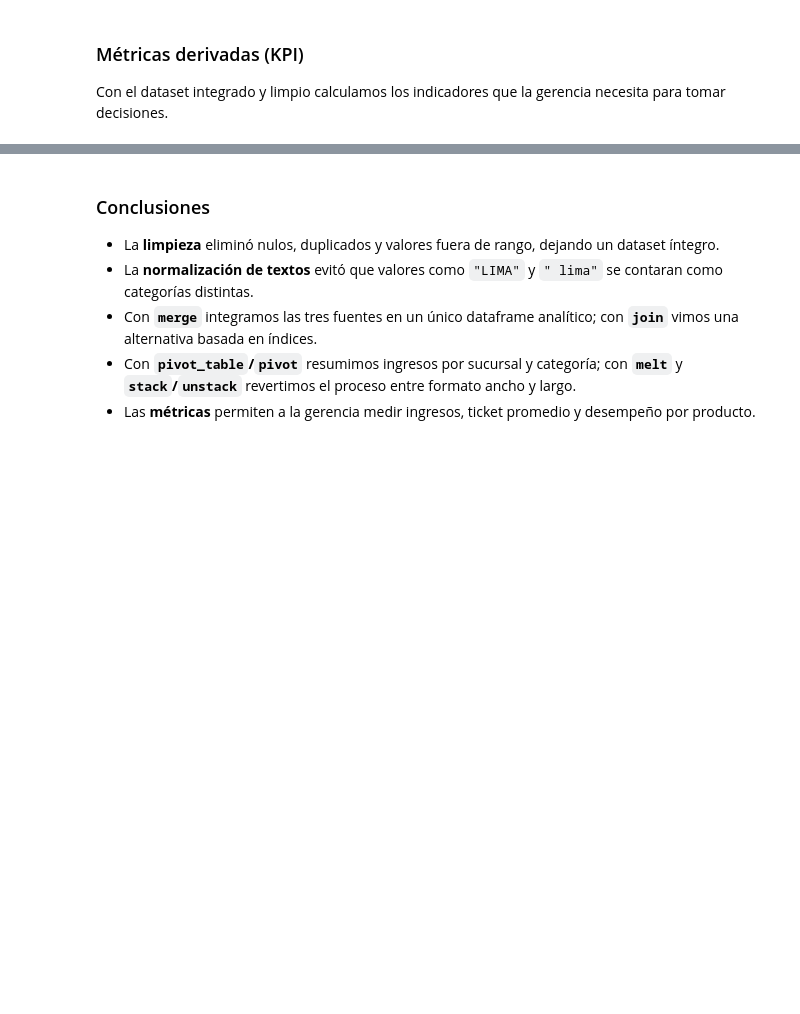
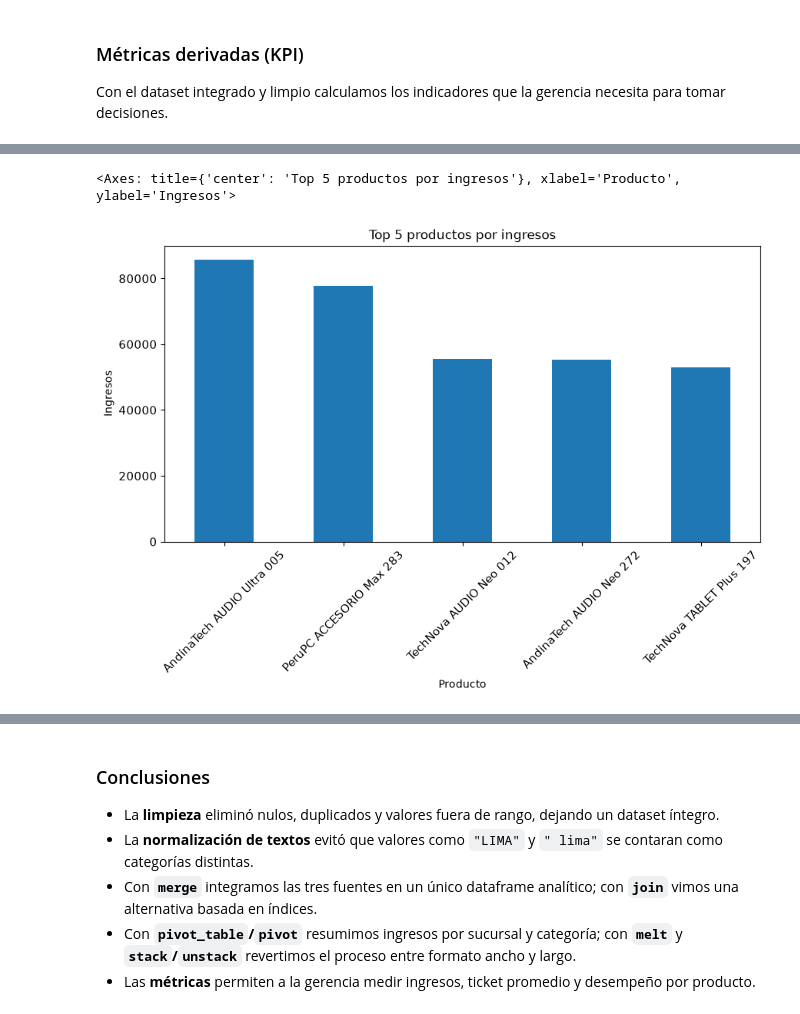
Before and after one commit to marlonleandro/curso-python-analisis, a Jupyter notebook: 13.Transformacion_e_integracion_de_datos.ipynb, the cells around one changed output, grey strips where cells are left out. Cells and saved outputs as stored; diff of their text form; code cells hidden in the pictures; blank space fills up the shorter version.

```diff
--- a/13.Transformacion_e_integracion_de_datos.ipynb
+++ b/13.Transformacion_e_integracion_de_datos.ipynb
@@ -235,10 +431,13 @@ kpis
 # %%
 # 23. Top 5 productos por ingresos
 top_productos = df.groupby("nombre_producto")["importe"].sum().nlargest(5)
 top_productos.plot.bar(
     figsize=(10, 5), title="Top 5 productos por ingresos",
-    ylabel="Ingresos", rot=45, legend=False, fontsize=12
+    xlabel="Producto", ylabel="Ingresos", rot=45, legend=False, fontsize=11
 )
+# %% [output]
+<Axes: title={'center': 'Top 5 productos por ingresos'}, xlabel='Producto', ylabel='Ingresos'>
+[figure, added]
 # %%
 # 24. Exportar el dataset final y la tabla pivoteada
 df.to_csv("./exports/dataset_ventas_final.csv", index=False, encoding="utf-8")
```
Also changed, not shown: parts of 23 cells of this notebook, 4 other files.
